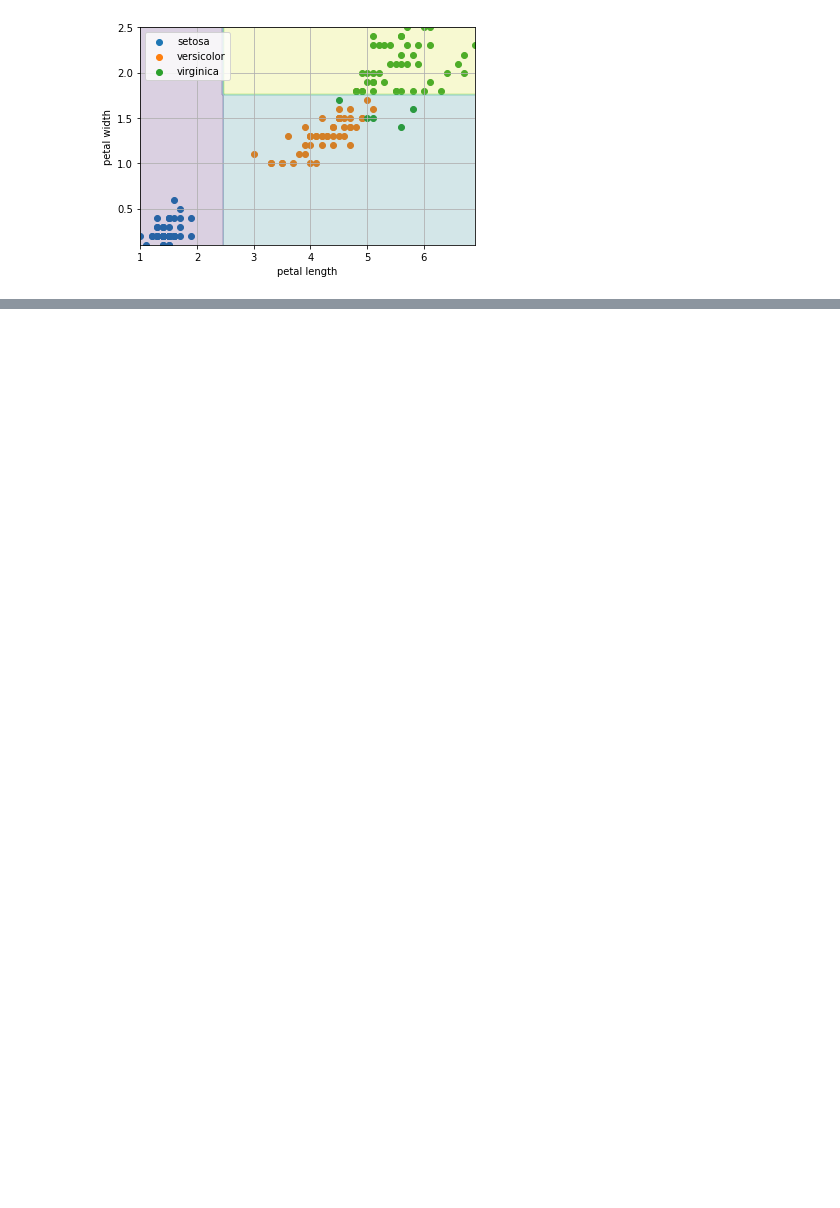
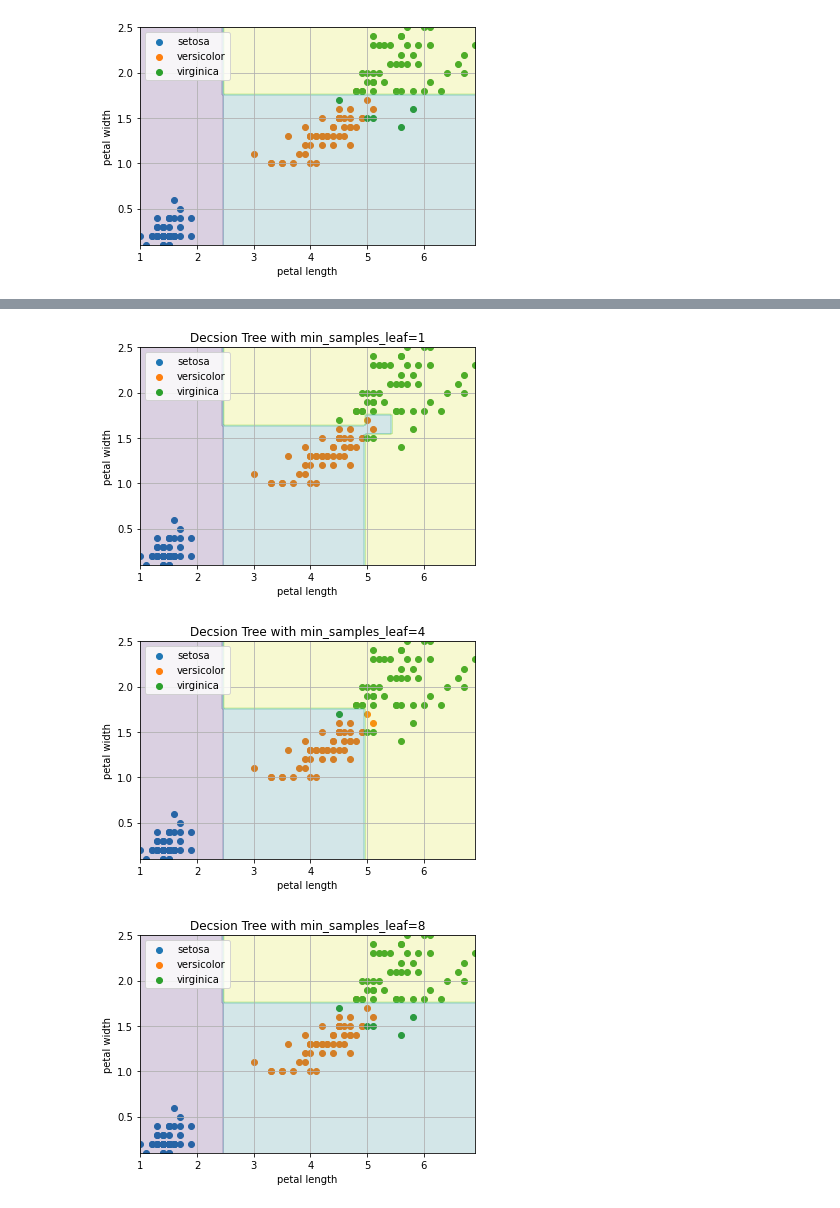
Before and after one commit to JakeOh/202007_itw_bd18, a Jupyter notebook: lab_ml/ml09_tree.ipynb, the cells around one changed output, grey strips where cells are left out. Drawn from its saved outputs; the diff is of its cells as text; code cells hidden in the pictures; blank space fills up the shorter version.

```diff
--- a/lab_ml/ml09_tree.ipynb
+++ b/lab_ml/ml09_tree.ipynb
@@ -121,0 +126,18 @@ plot_tree_boundary(X, y, tree_clf_2)
+# %%
+# Decision Tree 하이퍼 파라미터 min_samples_leaf를 [1, 4, 8] 바꿔가면서 결정 경계면을 그려 보세요.
+for min_samples in [1, 4, 8]:
+    clf = DecisionTreeClassifier(min_samples_leaf=min_samples, random_state=42)
+    clf.fit(X, y)
+    export_graphviz(clf,
+                    out_file=f'tree_{min_samples}.dot',
+                    feature_names=iris['feature_names'][2:],
+                    class_names=iris['target_names'],
+                    filled=True,
+                    rounded=True)
+    plot_tree_boundary(X, y, clf)
+    plt.title(f'Decsion Tree with min_samples_leaf={min_samples}')
+    plt.show()
+# %% [output]
+[figure, added]
+[figure, added]
+[figure, added]
```
Also changed, not shown: parts of 10 cells of this notebook.
